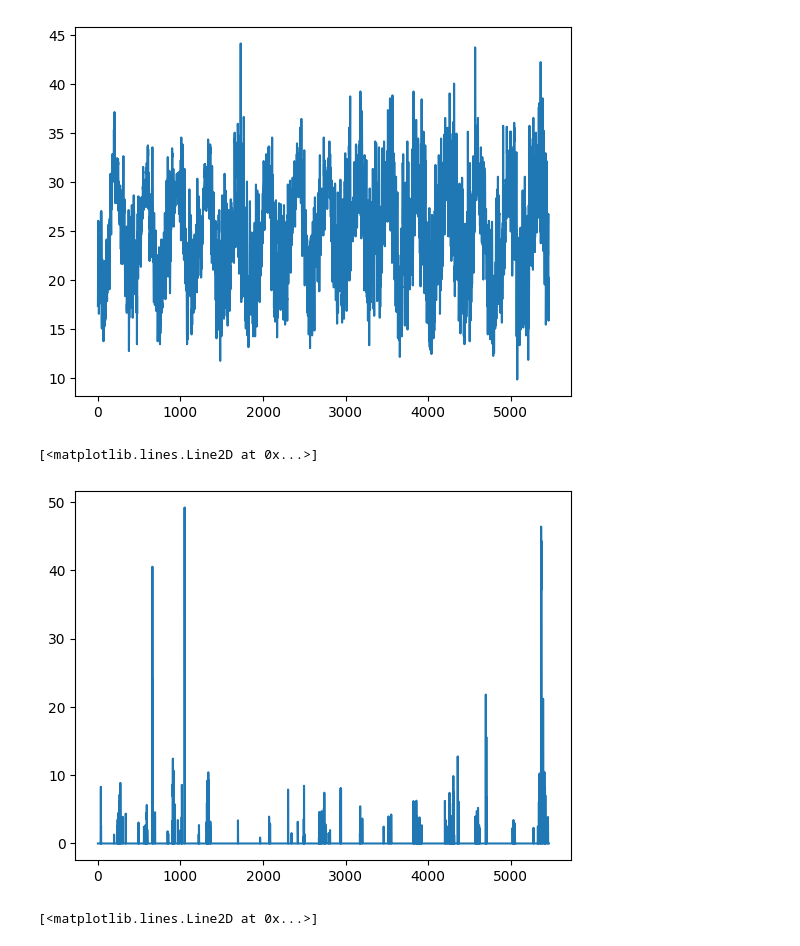
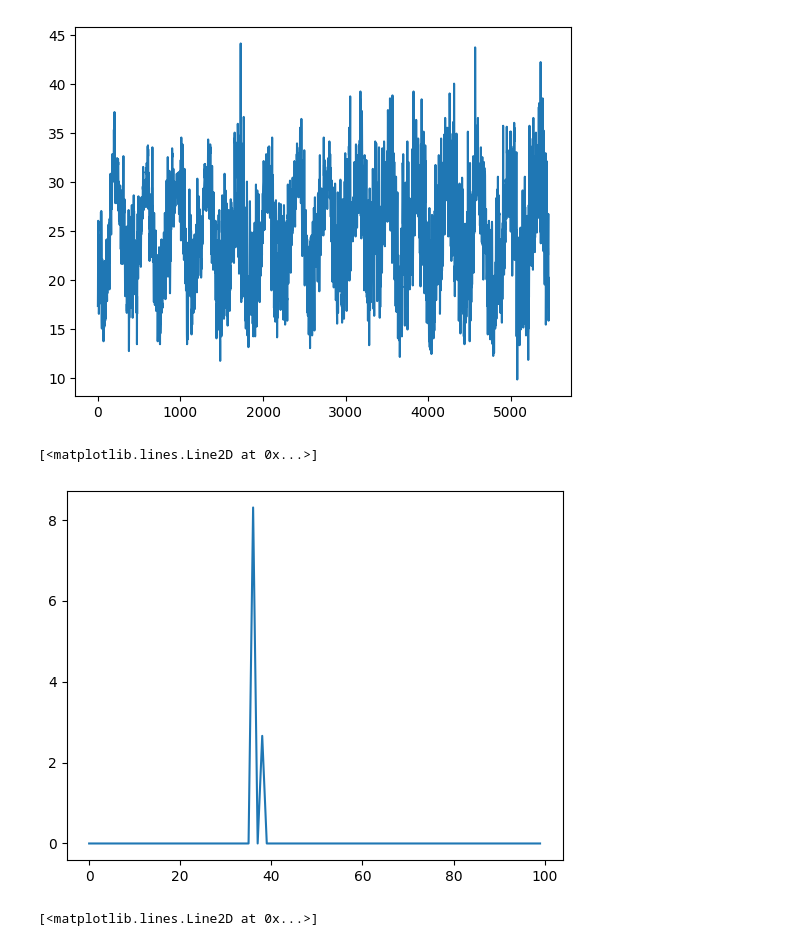
Before and after one commit to NSAPH-Projects/concurrence-climate-hazards, a Jupyter notebook: cross-correlation.ipynb, the cells around one changed output. Drawn from its saved outputs; the diff is of its cells as text; code cells hidden in the pictures.

```diff
--- a/cross-correlation.ipynb
+++ b/cross-correlation.ipynb
@@ -79,10 +81,10 @@ plt.plot(var1)
 [<matplotlib.lines.Line2D at 0x...>]
 [figure]
 # %%
-plt.plot(var2)
+plt.plot(var2[:100])
 # %% [output]
 [<matplotlib.lines.Line2D at 0x...>]
-[figure, old version]
+[figure, new version]
 # %%
 plt.plot(corr)
 # %% [output]
```
Also changed, not shown: parts of 7 cells of this notebook, 2 other files.
